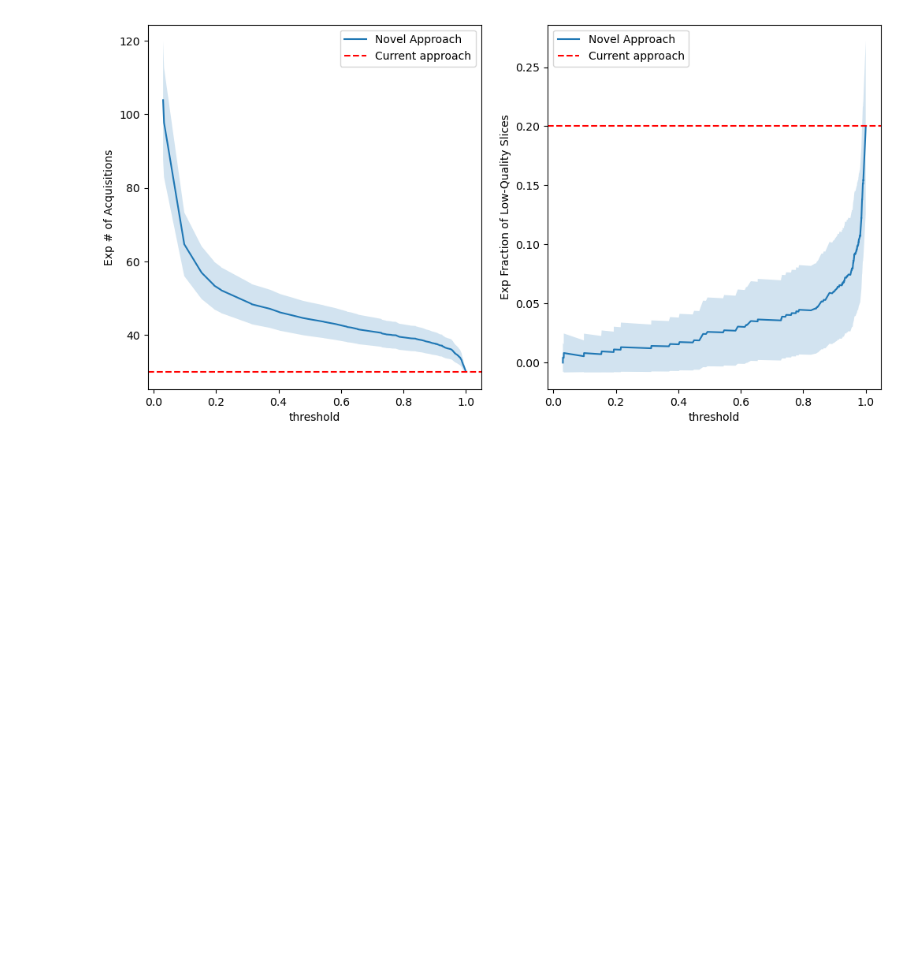
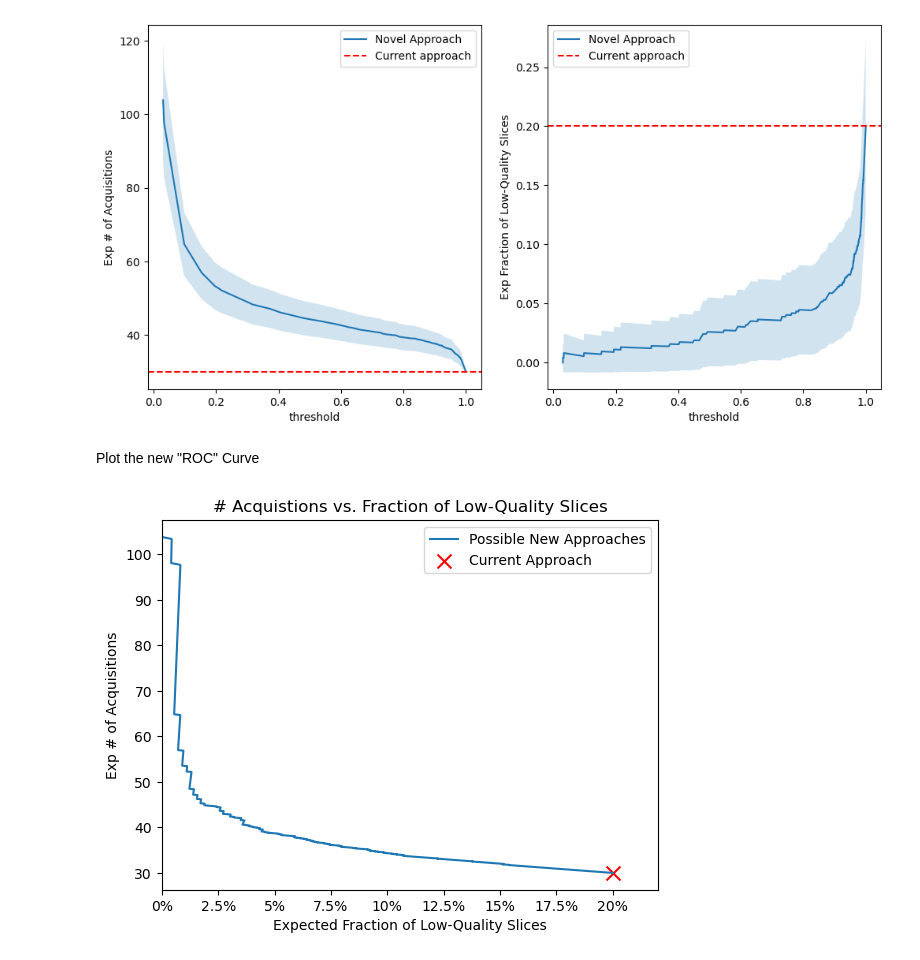
Before and after one commit to MedicalVisionGroup/FetalBrainIQA, a Jupyter notebook: thesis_figs/simulations.ipynb, the cells around one changed output. Drawn from its saved outputs; the diff is of its cells as text; code cells hidden in the pictures; blank space fills up the shorter version.

Commit message:
small changes to figures

```diff
--- a/thesis_figs/simulations.ipynb
+++ b/thesis_figs/simulations.ipynb
@@ -117,3 +117,25 @@ ax[1].legend()
 fig.savefig('figs/thresh_metrics.png')
 # %% [output]
 [figure]
+# %% [markdown]
+Plot the new "ROC" Curve
+# %%
+import numpy as np
+
+plt.plot(expected_frac, expected_count, label='Possible New Approaches')
+plt.scatter([0.2], [30], s=100, marker='x', color='red', label='Current Approach')
+
+plt.xlabel('Expected Fraction of Low-Quality Slices')
+plt.ylabel('Exp # of Acquisitions')
+plt.title('# Acquistions vs. Fraction of Low-Quality Slices')
+
+# 0%, 2.5%, 5%, ..., 20%
+ticks = np.arange(0, 0.2001, 0.025)
+plt.xticks(ticks, [f'{t*100:g}%' for t in ticks])
+
+plt.xlim(0, 0.22)
+
+plt.legend()
+plt.savefig('figs/ROC_new.png')
+# %% [output]
+[figure, added]
```
Also changed, not shown: 2 other files.
